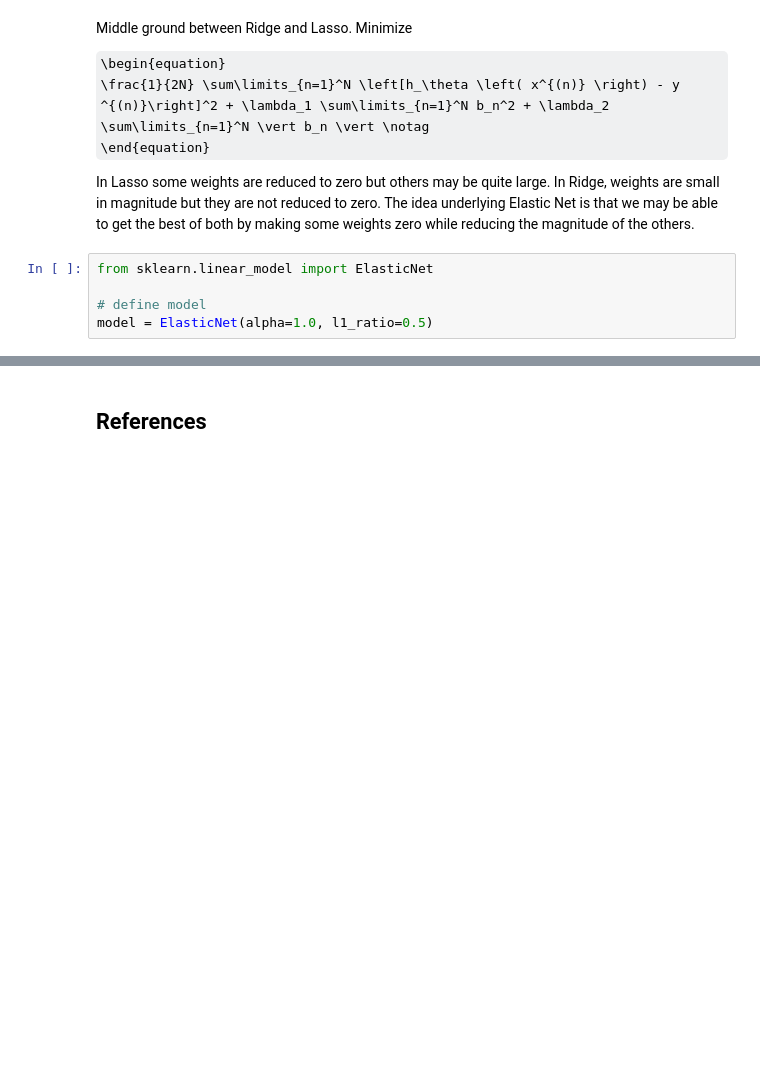
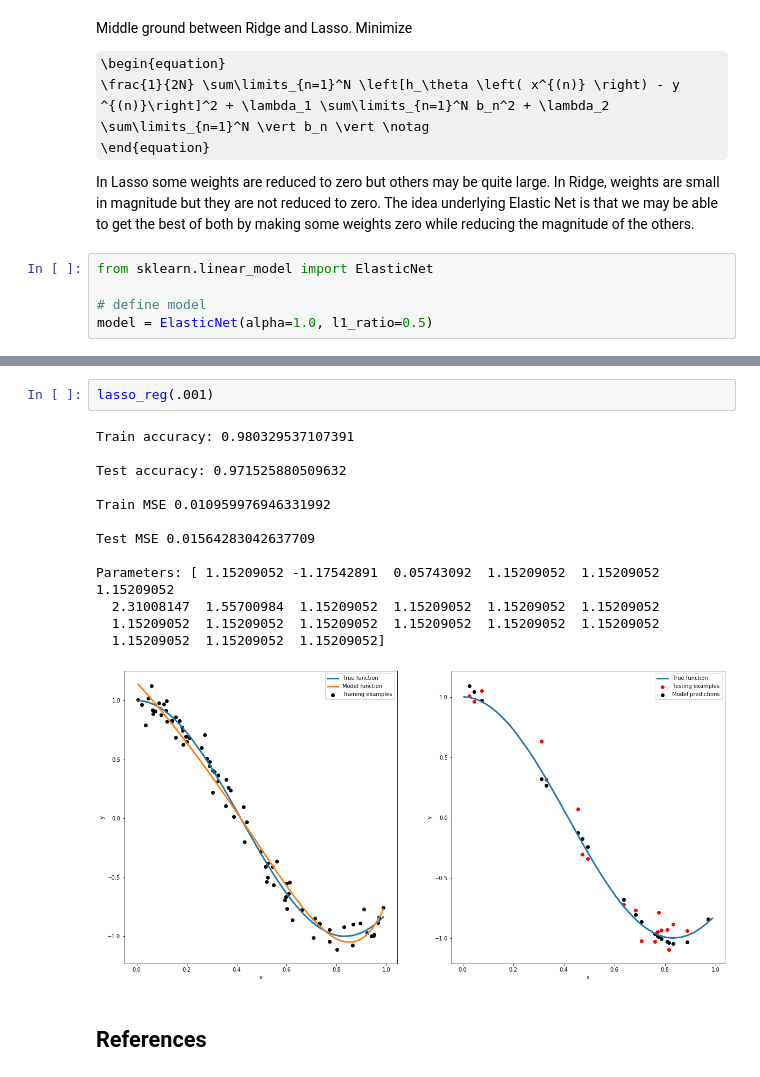
Before and after one commit to polyhedron-gdl/introduction-to-machine-learning-for-finance, a Jupyter notebook: 2022/1-notebooks/chapter-2-2.ipynb, the cells around one changed output, grey strips where cells are left out. Cells and saved outputs as stored; diff of their text form; some formulas as TeX source; blank space fills up the shorter version.

```diff
--- a/2022/1-notebooks/chapter-2-2.ipynb
+++ b/2022/1-notebooks/chapter-2-2.ipynb
@@ -635,3 +830,19 @@ Training MSE: 0.040338393489346015
+# %%
+lasso_reg(.001)
+# %% [output]
+Train accuracy: 0.980329537107391
+
+Test accuracy: 0.971525880509632
+
+Train MSE 0.010959976946331992
+
+Test MSE 0.01564283042637709
+
+Parameters: [ 1.15209052 -1.17542891  0.05743092  1.15209052  1.15209052  1.15209052
+  2.31008147  1.55700984  1.15209052  1.15209052  1.15209052  1.15209052
+  1.15209052  1.15209052  1.15209052  1.15209052  1.15209052  1.15209052
+  1.15209052  1.15209052  1.15209052]
+[figure, added]
 # %% [markdown]
 ## References
 # %% [markdown]
```
Also changed, not shown: parts of 17 cells of this notebook, 2 other files.
